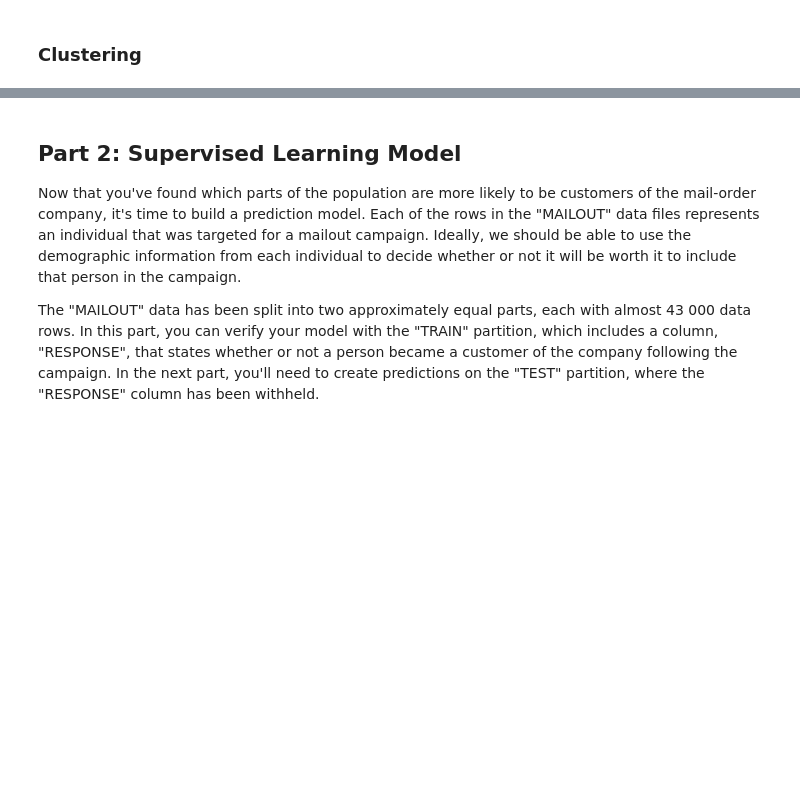
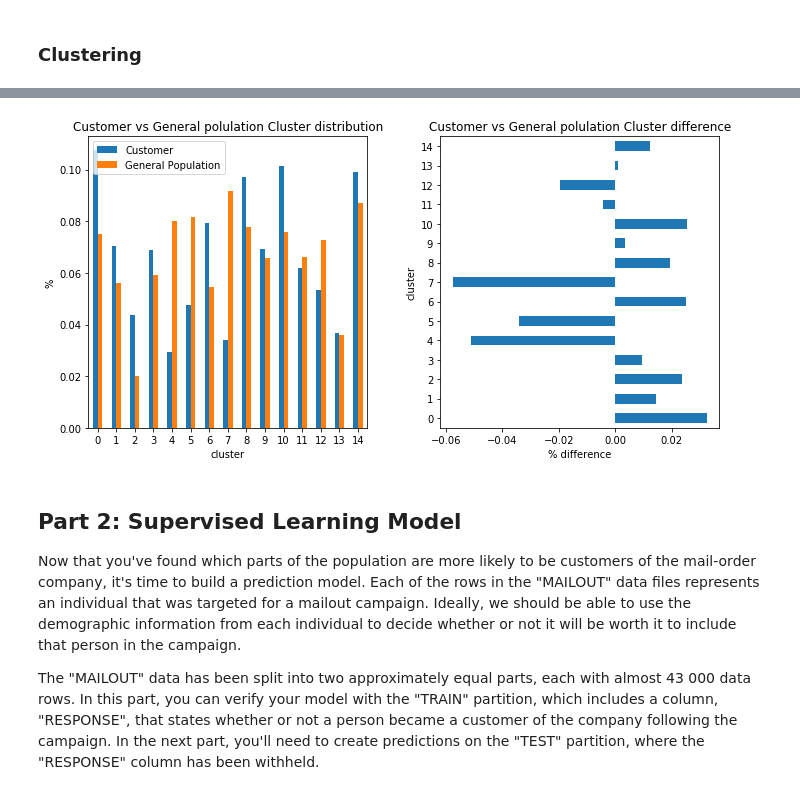
Before and after one commit to dragon7-fc/DSND-Capstone, a Jupyter notebook: Arvato Project Workbook.ipynb, the cells around one changed output, grey strips where cells are left out. Cells and saved outputs as stored; diff of their text form; code cells hidden in the pictures; blank space fills up the shorter version.

```diff
--- a/Arvato Project Workbook.ipynb
+++ b/Arvato Project Workbook.ipynb
@@ -2413,0 +2405,7 @@ find_best_k(new_azdias_reduced_data_df, new_customers_reduced_data)
+# %%
+# Re-fit the k-means model with the selected number of clusters and obtain
+# cluster predictions for the general population demographics data.
+N_CLUSTERS = 15
+
+kmeans = KMeans(n_clusters=N_CLUSTERS, random_state=0, n_jobs=-1)
+azdias_preds = kmeans.fit_predict(reduced_data_new_azdias)
@@ -2413,0 +2424,2 @@ find_best_k(new_azdias_reduced_data_df, new_customers_reduced_data)
+# %%
+customers_preds = kmeans.fit_predict(reduced_data_new_customers)
@@ -2414,3 +2438,22 @@ find_best_k(new_azdias_reduced_data_df, new_customers_reduced_data)
+# %%
+plt.figure(figsize=(10, 5))
+
+ax1 = plt.subplot(121)
+pd.DataFrame({'Customer': pd.Series(customers_preds).value_counts()/customers_preds.size, 'General Population': pd.Series(azdias_preds).value_counts()/azdias_preds.size}).plot.bar(rot=0, ax=ax1)
+plt.xlabel('cluster')
+plt.ylabel('%')
+plt.title('Customer vs General polulation Cluster distribution')
+
+ax2 = plt.subplot(122)
+(pd.Series(customers_preds).value_counts()/customers_preds.size - pd.Series(azdias_preds).value_counts()/azdias_preds.size).plot.barh(ax=ax2)
+plt.xlabel('% difference')
+plt.ylabel('cluster')
+plt.title('Customer vs General polulation Cluster difference')
+
+plt.tight_layout()
+plt.show()
+# %% [output]
+[figure, added]
 # %% [markdown]
 ## Part 2: Supervised Learning Model
 
```
Also changed, not shown: parts of 38 cells of this notebook.
